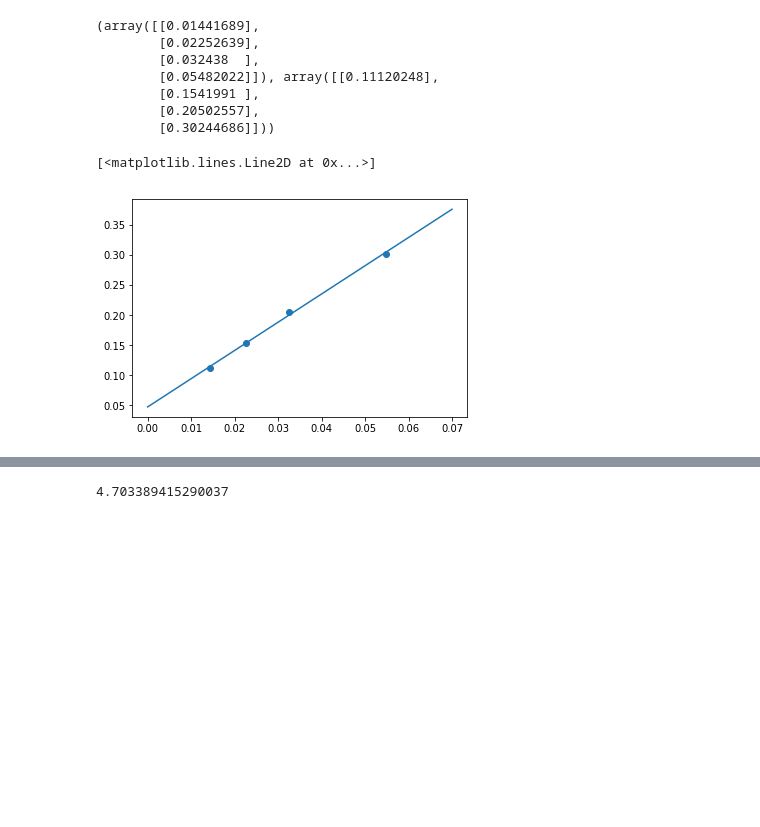
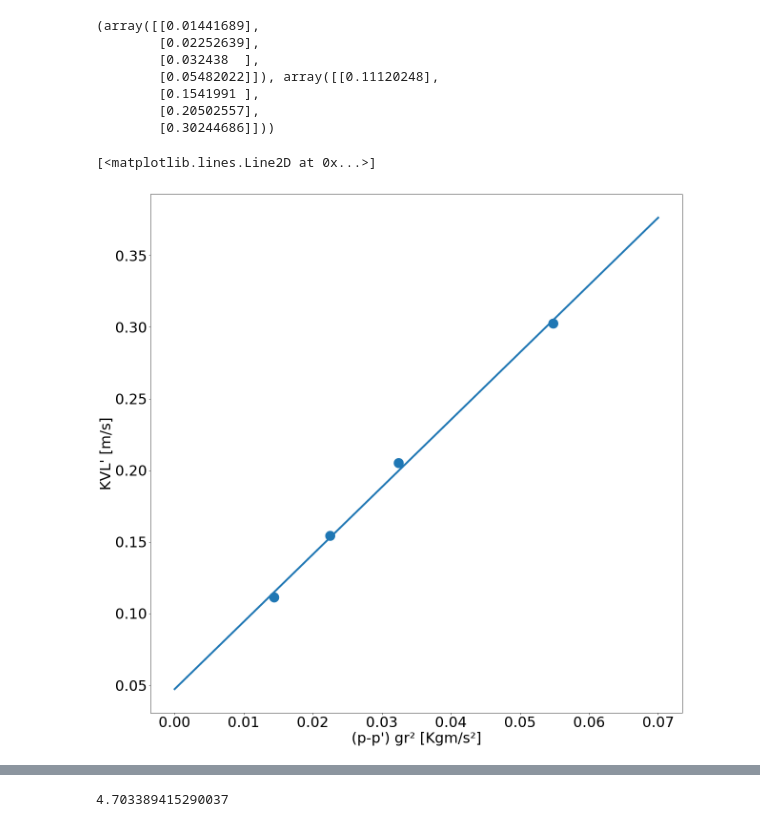
Before and after one commit to tiagodalloca/f229, a Jupyter notebook: experimento 4/exp4_notebook.ipynb, the cells around one changed output, grey strips where cells are left out. Cells and saved outputs as stored; diff of their text form; code cells hidden in the pictures; blank space fills up the shorter version.

```diff
--- a/experimento 4/exp4_notebook.ipynb
+++ b/experimento 4/exp4_notebook.ipynb
@@ -3,6 +3,11 @@ import pandas as pd
 import matplotlib.pyplot as plt
 import numpy as np
 %matplotlib inline
+width, height = 20, 20
+plt.rcParams['figure.figsize'] = [width, height]
+plt.rcParams['font.size'] = 30
+plt.rcParams['lines.linewidth'] = 4
+plt.rcParamsDefault['lines.markersize'] = 14
 # %%
 tempos = pd.read_csv("tempos.csv").apply(lambda x: x.str.replace(',','.')).astype("float")
 tempos
@@ -143,9 +205,11 @@ xv.reshape(4,-1),yv.reshape(4,-1)
 # %%
 import sklearn.linear_model as lm
 lr = lm.LinearRegression().fit(xv.reshape(4,-1),yv.reshape(4,-1))
 testx = np.linspace(0,0.07, 10).reshape(10, -1)
-plt.scatter(xv,yv)
+plt.xlabel('(p-p\') gr² [Kgm/s²]')
+plt.ylabel('KVL\' [m/s]')
+plt.scatter(xv,yv, s=[400]*4)
 plt.plot(testx, lr.predict(testx))
 # %% [output]
 [<matplotlib.lines.Line2D at 0x...>]
-[figure, old version]
+[figure, new version]
```
Also changed, not shown: parts of 15 cells of this notebook.
